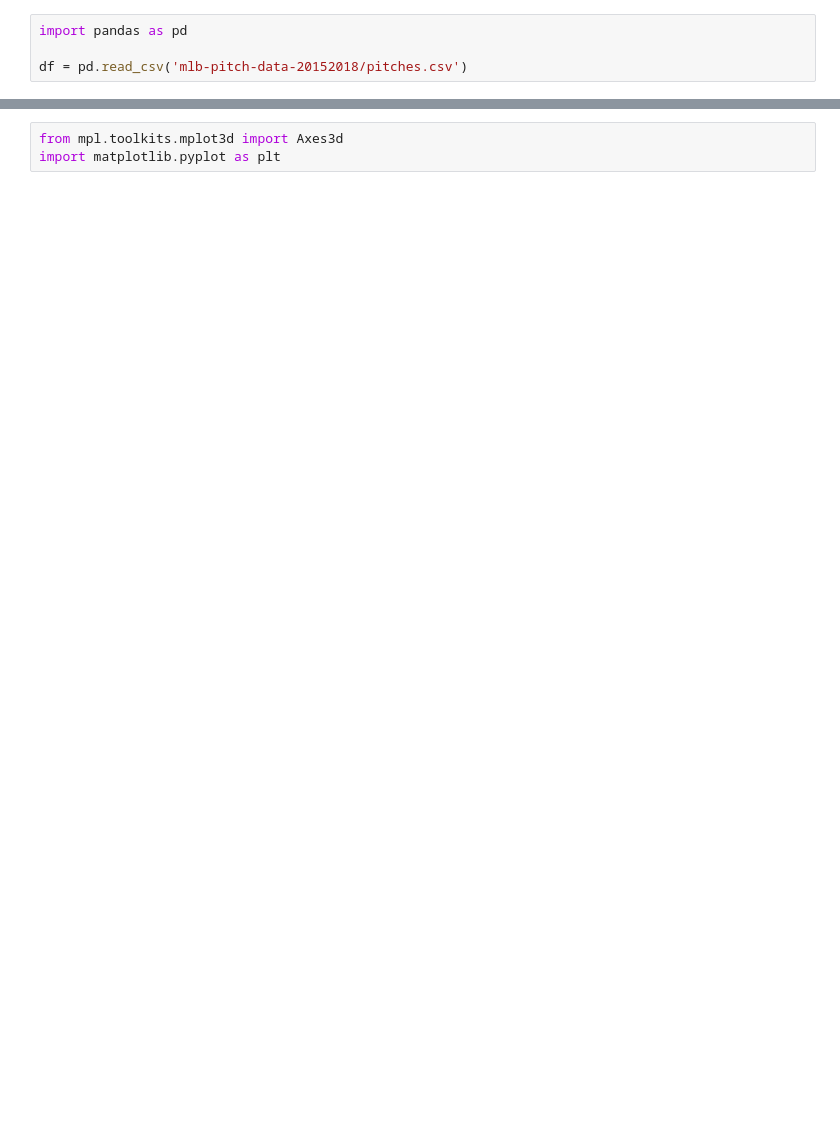
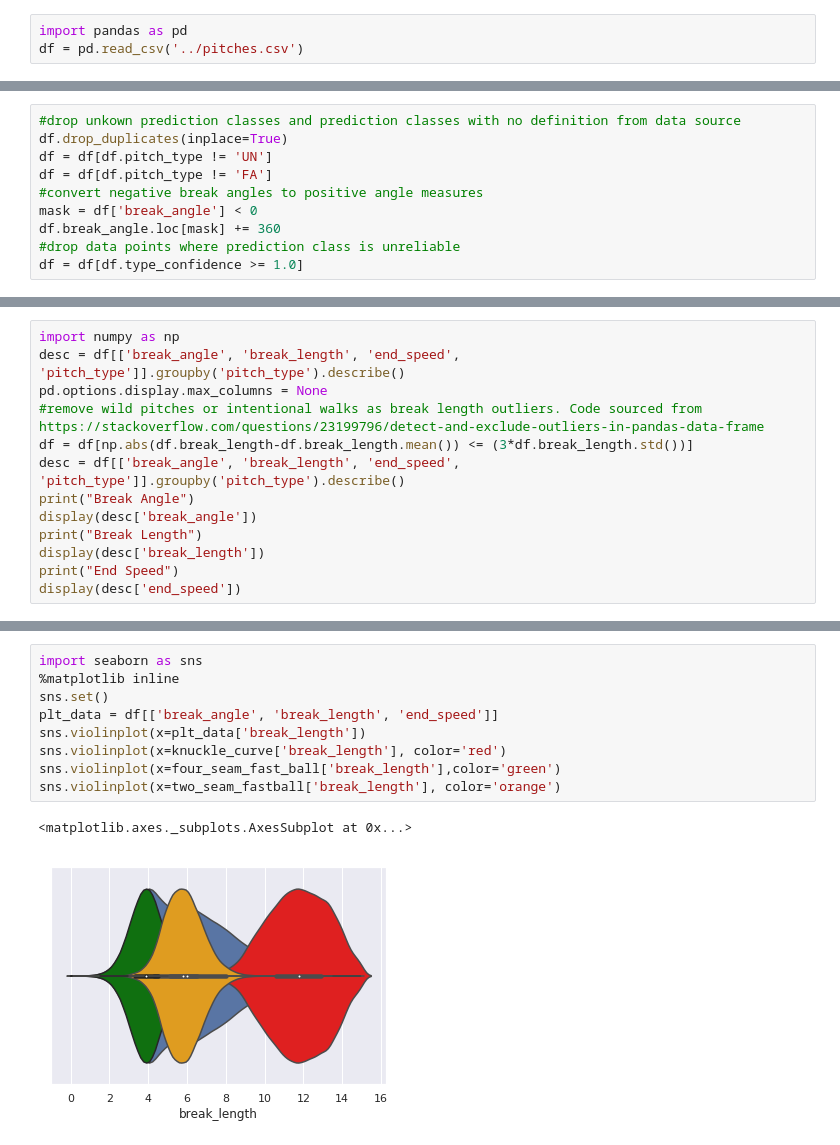
Before and after one commit to rasimon22/CSE7324, a Jupyter notebook: Lab1/PitchStats.ipynb, the cells around one changed output, grey strips where cells are left out. Drawn from its saved outputs; the diff is of its cells as text; blank space fills up the shorter version.

Commit message:
Data Cleanup pass 1

```diff
--- a/Lab1/PitchStats.ipynb
+++ b/Lab1/PitchStats.ipynb
@@ -1,4 +1,3 @@
 # %%
 import pandas as pd
-
-df = pd.read_csv('mlb-pitch-data-20152018/pitches.csv')
+df = pd.read_csv('../pitches.csv')
@@ -41,0 +4,10 @@ df.groupby(by=['pitch_type']).describe()
+# %%
+#drop unkown prediction classes and prediction classes with no definition from data source
+df.drop_duplicates(inplace=True)
+df = df[df.pitch_type != 'UN']
+df = df[df.pitch_type != 'FA']
+#convert negative break angles to positive angle measures
+mask = df['break_angle'] < 0
+df.break_angle.loc[mask] += 360
+#drop data points where prediction class is unreliable
+df = df[df.type_confidence >= 1.0]
@@ -41,0 +23,13 @@ df.groupby(by=['pitch_type']).describe()
+# %%
+import numpy as np
+desc = df[['break_angle', 'break_length', 'end_speed', 'pitch_type']].groupby('pitch_type').describe()
+pd.options.display.max_columns = None
+#remove wild pitches or intentional walks as break length outliers. Code sourced from https://stackoverflow.com/questions/23199796/detect-and-exclude-outliers-in-pandas-data-frame
+df = df[np.abs(df.break_length-df.break_length.mean()) <= (3*df.break_length.std())]
+desc = df[['break_angle', 'break_length', 'end_speed', 'pitch_type']].groupby('pitch_type').describe()
+print("Break Angle")
+display(desc['break_angle'])
+print("Break Length")
+display(desc['break_length'])
+print("End Speed")
+display(desc['end_speed'])
@@ -75,3 +101,12 @@ fast_ball[['ab_id','break_angle', 'break_length', 'end_speed', 'pitch_type']].he
-# %%
-from mpl.toolkits.mplot3d import Axes3d
-import matplotlib.pyplot as plt
+# %%
+import seaborn as sns
+%matplotlib inline
+sns.set()
+plt_data = df[['break_angle', 'break_length', 'end_speed']]
+sns.violinplot(x=plt_data['break_length'])
+sns.violinplot(x=knuckle_curve['break_length'], color='red')
+sns.violinplot(x=four_seam_fast_ball['break_length'],color='green')
+sns.violinplot(x=two_seam_fastball['break_length'], color='orange')
+# %% [output]
+<matplotlib.axes._subplots.AxesSubplot at 0x...>
+[figure, added]
```
Also changed, not shown: parts of 7 cells of this notebook, 1 other file.
